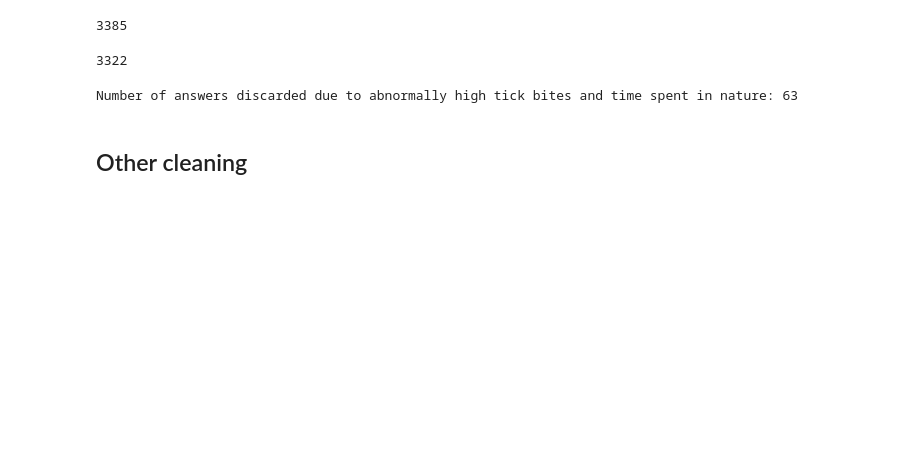
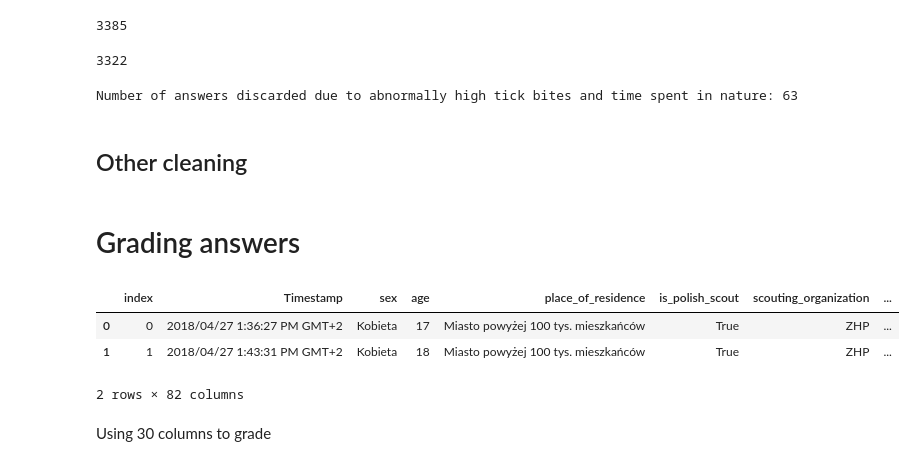
Before and after one commit to krassowska/scouts-and-ticks, a Jupyter notebook: Data_cleaning.ipynb, the cells around one changed output. Cells and saved outputs as stored; diff of their text form; code cells hidden in the pictures; blank space fills up the shorter version.

```diff
--- a/Data_cleaning.ipynb
+++ b/Data_cleaning.ipynb
@@ -127,7 +103,7 @@ accepted_ages
 # %% [output]
 [16, 17, 18, 19, 20, 21]
 # %%
-age_filtered_answers = all_answers.query('age in @accepted_ages')
+age_filtered_answers = all_answers.query('age in @accepted_ages').copy()
 len(age_filtered_answers)
 # %% [output]
 3385
@@ -269,3 +245,5 @@ a =a[~a.is_polish_scout | (a.camps_count <= 75)]
 a = a.reset_index()
 
 all_answers = a
+# %% [markdown]
+# Grading answers
@@ -271,0 +292,46 @@ all_answers = a
+# %%
+scoring_functions = {
+    'tick_picture': score_tick_picture,
+    'TBD': score_TBD,
+    'TBD_symptoms': score_TBD_symptoms,
+    'po_ugryzieniu': score_po_ugryzieniu,
+    'after_bite': score_after_bite,
+    'how_to_remove': score_how_to_remove,
+    'profilaktyka': score_profilaktyka,
+    'where_ticks_live': score_where_ticks_live
+}
+# %%
+is_myth = {
+    # myth_name-> if is myth (True -> myth/False -> not myth)
+    'MIT_spin': True,
+    'MIT_butter': True,
+    'MIT_SOR': True,
+    'MIT_always_rumien': True,
+    'MIT_big_tick': True,
+    'MIT_tick_go_away': True,
+    'MIT_paralize_tick': True,
+    'MIT_run_tick_run': True,
+    'MIT_tickles': True,
+    'MIT_place_of_bite': True,
+    'MIT_vaccine': True,
+    'MIT_forest_only': True,
+    'MIT_wrong_remove': False,
+    'MIT_speed_ill': True,
+    'MIT_scarry_tick': True,
+    'MIT_tick_jump': True,
+    'MIT_waiting_boreliosis': False,
+    'MIT_safe': True,
+    'MIT_summer_tick': True,
+    'MIT_part_tick': True,
+    'MIT_city': False,
+    'MIT_clock': True
+}
+# %%
+g, columns_with_scores, scored_columns = score_and_add_columns(scoring_functions, is_myth, a)
+# %%
+g.head(2)
+# %% [output]
+|  | index | Timestamp | sex | age | place_of_residence | is_polish_scout | scouting_organization | ... |
+| 0 | 0 | 2018/04/27 1:36:27 PM GMT+2 | Kobieta | 17 | Miasto powyżej 100 tys. mieszkańców | True | ZHP | ... |
+| 1 | 1 | 2018/04/27 1:43:31 PM GMT+2 | Kobieta | 18 | Miasto powyżej 100 tys. mieszkańców | True | ZHP | ... |
+2 rows × 82 columns
@@ -271,0 +342,2 @@ all_answers = a
+# %% [markdown]
+Using 30 columns to grade
```
Also changed, not shown: parts of 18 cells of this notebook, 2 other files.
